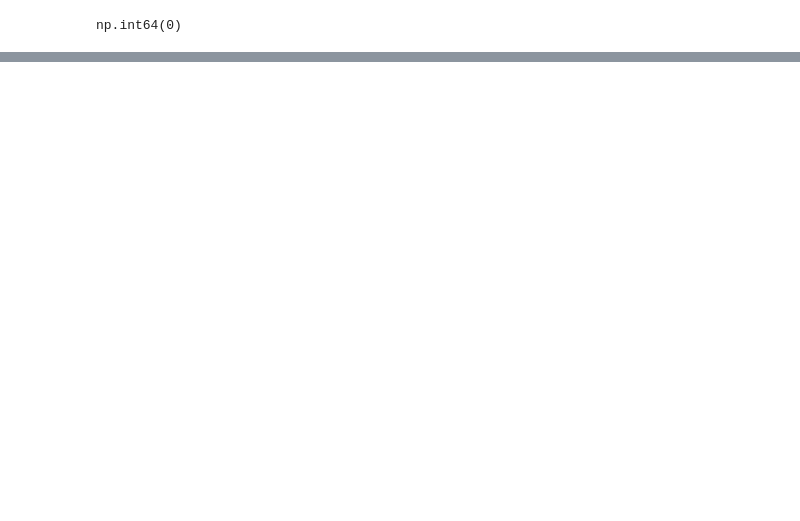
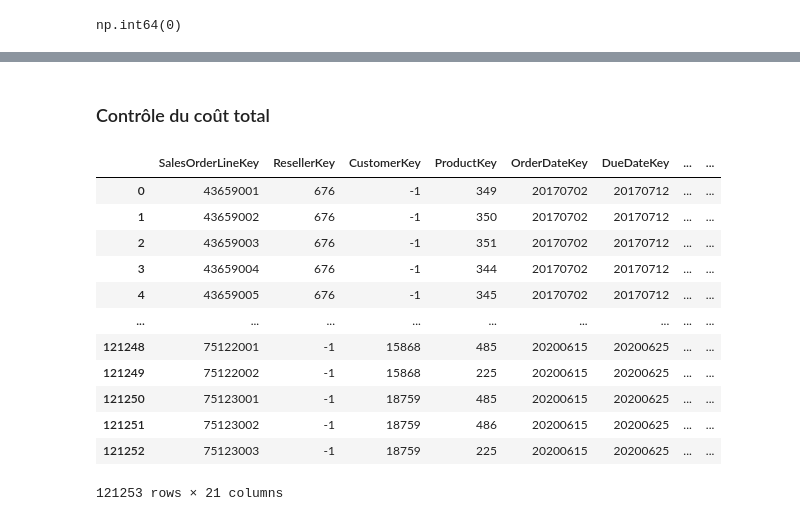
Before and after one commit to N0va9/CC6-Python-IND, a Jupyter notebook: Introduction_Pandas_et_analyse_exploratoire_des_données_GUYOLLOT_Alan.ipynb, the cells around one changed output, grey strips where cells are left out. Saved outputs shown, nothing was run; the diff lists cells and outputs as text; code cells hidden in the pictures; blank space fills up the shorter version.

```diff
--- a/Introduction_Pandas_et_analyse_exploratoire_des_données_GUYOLLOT_Alan.ipynb
+++ b/Introduction_Pandas_et_analyse_exploratoire_des_données_GUYOLLOT_Alan.ipynb
@@ -407,0 +462,28 @@ df_errors
+# %% [markdown]
+### Contrôle du coût total
+# %%
+# Contrôle du coût total
+df_sales_copy["Expected Total Product Cost"] = df_sales_copy["Order Quantity"] * df_sales_copy["Product Standard Cost"]
+df_sales_copy["Valid Total Product Cost"] = np.isclose(
+    df_sales_copy["Total Product Cost"],
+    df_sales_copy["Expected Total Product Cost"],
+    atol=tolerance
+)
+
+# Si True dans Valid Total Product Cost, la valeur attendue est correcte
+
+df_sales_copy
+# %% [output]
+|  | SalesOrderLineKey | ResellerKey | CustomerKey | ProductKey | OrderDateKey | DueDateKey | ... | ... |
+| 0 | 43659001 | 676 | -1 | 349 | 20170702 | 20170712 | ... | ... |
+| 1 | 43659002 | 676 | -1 | 350 | 20170702 | 20170712 | ... | ... |
+| 2 | 43659003 | 676 | -1 | 351 | 20170702 | 20170712 | ... | ... |
+| 3 | 43659004 | 676 | -1 | 344 | 20170702 | 20170712 | ... | ... |
+| 4 | 43659005 | 676 | -1 | 345 | 20170702 | 20170712 | ... | ... |
+| ... | ... | ... | ... | ... | ... | ... | ... | ... |
+| 121248 | 75122001 | -1 | 15868 | 485 | 20200615 | 20200625 | ... | ... |
+| 121249 | 75122002 | -1 | 15868 | 225 | 20200615 | 20200625 | ... | ... |
+| 121250 | 75123001 | -1 | 18759 | 485 | 20200615 | 20200625 | ... | ... |
+| 121251 | 75123002 | -1 | 18759 | 486 | 20200615 | 20200625 | ... | ... |
+| 121252 | 75123003 | -1 | 18759 | 225 | 20200615 | 20200625 | ... | ... |
+121253 rows × 21 columns
```
Also changed, not shown: parts of 22 cells of this notebook, 2 other files.
